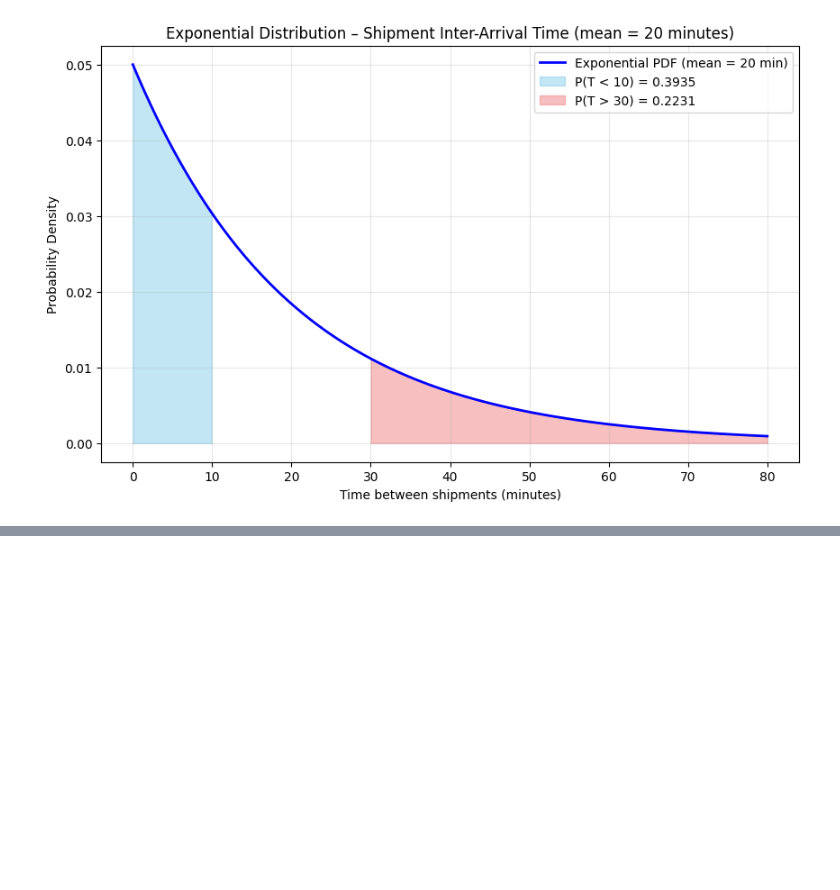
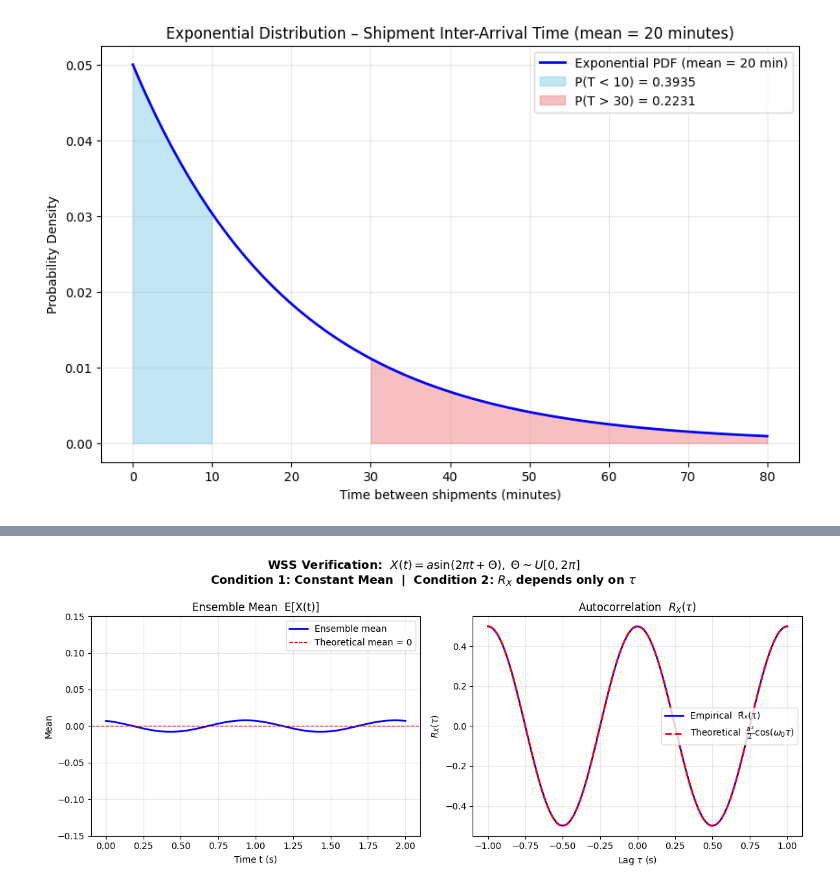
Before and after one commit to princz003/S4lab_data, a Jupyter notebook: Probability&Random_process_for_eng_maths.ipynb, the cells around one changed output, grey strips where cells are left out. Saved outputs shown, nothing was run; the diff lists cells and outputs as text; code cells hidden in the pictures; blank space fills up the shorter version.

```diff
--- a/Probability&Random_process_for_eng_maths.ipynb
+++ b/Probability&Random_process_for_eng_maths.ipynb
@@ -2943,0 +3031,64 @@ Probability that time is greater than 30 minutes: 0.2231
+# %%
+import numpy as np
+import matplotlib.pyplot as plt
+
+# ================== Parameters ==================
+a       = 1.0
+omega0  = 2 * np.pi               # 1 Hz sinusoid
+N       = 10000                    # number of realizations
+t       = np.linspace(0, 2, 500)   # time axis (0 – 2 s)
+taus    = np.linspace(-1, 1, 501)  # lag axis
+
+# ================== Realizations ==================
+# theta shape: (N,)  →  broadcast with t[:,None] gives X shape: (500, N)
+theta = np.random.uniform(0, 2*np.pi, N)
+X     = a * np.sin(omega0 * t[:, None] + theta)   # (500, N)
+
+# ================== Ensemble Mean ==================
+# Average ACROSS realizations (axis=1) at every time instant
+# FIX: original code used axis=0, which averaged across time, not realizations
+mean_X = np.mean(X, axis=1)   # shape (500,)  ← should ≈ 0 ∀ t  [WSS check 1]
+
+# ================== Autocorrelation R_X(τ) ==================
+# E[X(t₀)·X(t₀+τ)]. We fix t₀=0; result must NOT depend on t₀ for WSS.
+autocorr = np.zeros(len(taus))
+for i, tau in enumerate(taus):
+    Xt0     = a * np.sin(omega0 * 0   + theta)   # X at t₀ = 0
+    Xt0_tau = a * np.sin(omega0 * tau  + theta)   # X at t₀ + τ
+    autocorr[i] = np.mean(Xt0 * Xt0_tau)          # ensemble average
+
+# Theoretical:  R_X(τ) = (a²/2) cos(ω₀τ)  — valid when Θ ~ U[0,2π]
+R_theory = 0.5 * a**2 * np.cos(omega0 * taus)
+
+# ================== Plotting ==================
+fig, axes = plt.subplots(1, 2, figsize=(12, 5))
+
+# --- Left: ensemble mean across time ---
+axes[0].plot(t, mean_X, 'b-', linewidth=2, label='Ensemble mean')
+axes[0].axhline(0, color='r', linestyle='--', linewidth=1,
+               label='Theoretical mean = 0')   # WSS condition 1
+axes[0].set_title('Ensemble Mean  E[X(t)]')
+axes[0].set_xlabel('Time t (s)')
+axes[0].set_ylabel('Mean')
+axes[0].set_ylim(-0.15, 0.15)
+axes[0].legend()
+axes[0].grid(True, alpha=0.3)
+# --- Right: autocorrelation ---
+axes[1].plot(taus, autocorr, 'b-', linewidth=2, label='Empirical  R̂ₓ(τ)')
+axes[1].plot(taus, R_theory, 'r--', linewidth=2,
+           label=r'Theoretical  $\frac{a^2}{2}\cos(\omega_0\tau)$')
+axes[1].set_title(r'Autocorrelation  $R_X(\tau)$')
+axes[1].set_xlabel(r'Lag $\tau$ (s)')
+axes[1].set_ylabel(r'$R_X(\tau)$')
+axes[1].legend()
+axes[1].grid(True, alpha=0.3)
+
+fig.suptitle(
+    r'WSS Verification:  $X(t)=a\sin(2\pi t+\Theta),\;\Theta\sim U[0,2\pi]$'
+    '\nCondition 1: Constant Mean  |  Condition 2: $R_X$ depends only on $\\tau$',
+    fontsize=13, fontweight='bold'
+)
+plt.tight_layout()
+plt.show()
+# %% [output]
+[figure, added]
```
Also changed, not shown: parts of 17 cells of this notebook.
